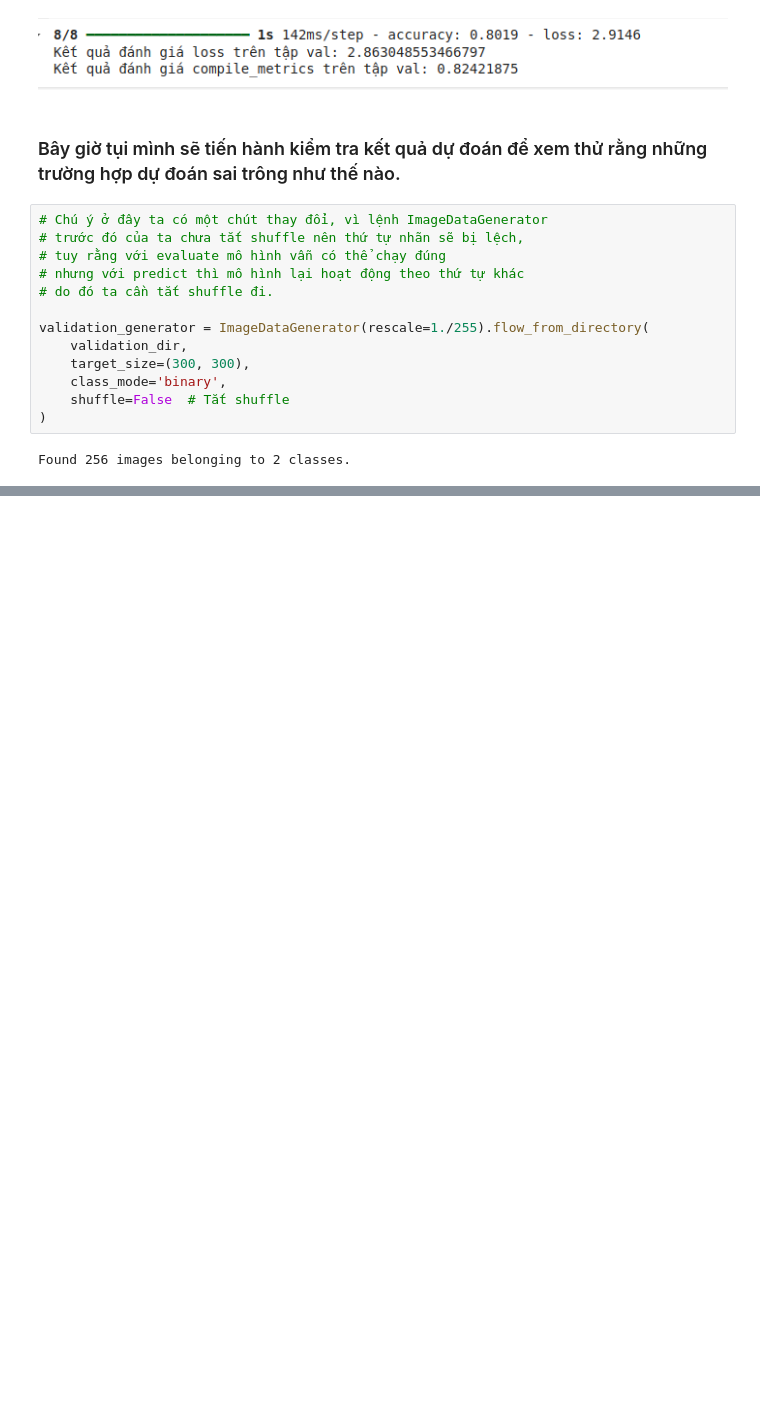
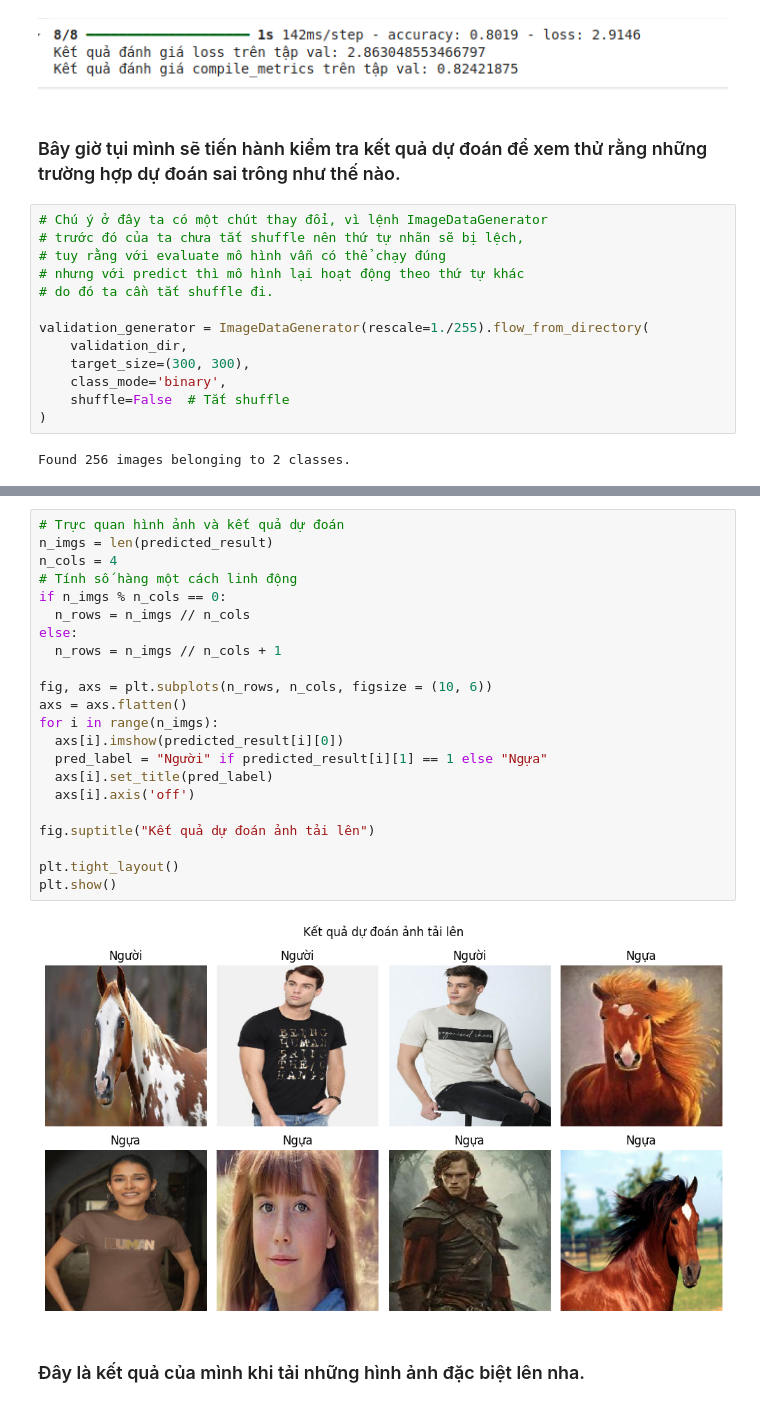
Before and after one commit to brianhuster/AI_and_Machine_Learning_for_Coders, a Jupyter notebook: Chapter3_Going_Beyond_the_Basics_Detecting_Features_in_Images.ipynb, the cells around one changed output, grey strips where cells are left out. Cells and saved outputs as stored; diff of their text form; blank space fills up the shorter version.

Commit message:
update: testing model with real image

```diff
--- a/Chapter3_Going_Beyond_the_Basics_Detecting_Features_in_Images.ipynb
+++ b/Chapter3_Going_Beyond_the_Basics_Detecting_Features_in_Images.ipynb
@@ -640,0 +701,26 @@ Số ảnh bị sai:  45
+# %%
+# Trực quan hình ảnh và kết quả dự đoán
+n_imgs = len(predicted_result)
+n_cols = 4
+# Tính số hàng một cách linh động
+if n_imgs % n_cols == 0:
+  n_rows = n_imgs // n_cols
+else:
+  n_rows = n_imgs // n_cols + 1
+
+fig, axs = plt.subplots(n_rows, n_cols, figsize = (10, 6))
+axs = axs.flatten()
+for i in range(n_imgs):
+  axs[i].imshow(predicted_result[i][0])
+  pred_label = "Người" if predicted_result[i][1] == 1 else "Ngựa"
+  axs[i].set_title(pred_label)
+  axs[i].axis('off')
+
+fig.suptitle("Kết quả dự đoán ảnh tải lên")
+
+plt.tight_layout()
+plt.show()
+# %% [output]
+[figure, added]
+# %% [markdown]
+### Đây là kết quả của mình khi tải những hình ảnh đặc biệt lên nha.
```
Also changed, not shown: parts of 13 cells of this notebook.
